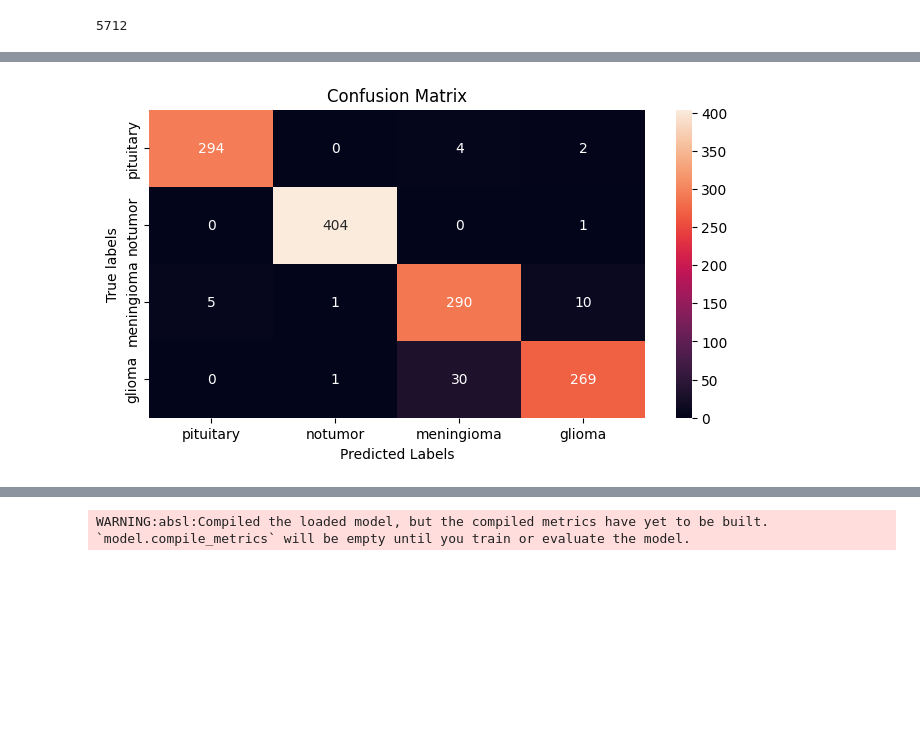
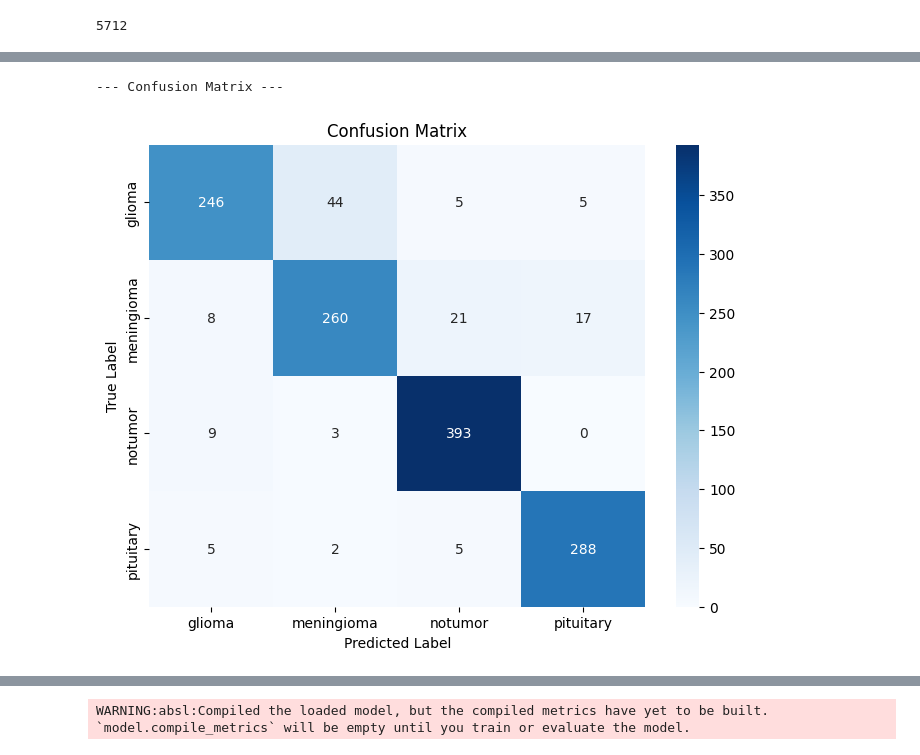
Before and after one commit to KotraHaridutt/Brain-Tumor-Classification, a Jupyter notebook: Brain_tumor_detection.ipynb, the cells around one changed output, grey strips where cells are left out. Cells and saved outputs as stored; diff of their text form; code cells hidden in the pictures; blank space fills up the shorter version.

```diff
--- a/Brain_tumor_detection.ipynb
+++ b/Brain_tumor_detection.ipynb
@@ -184,0 +285,17 @@ weighted avg       0.96      0.96      0.96      1311
+# %%
+# 1. Make predictions on the test set using the generator
+# The 'best_model' is the one loaded from your .h5 file
+from sklearn.metrics import classification_report,confusion_matrix
+predictions = best_model.predict(test_generator)
+y_pred = np.argmax(predictions, axis=1)
+
+# 2. Get the true labels from the generator
+y_true = test_generator.classes
+
+# 3. Get the class names from the generator
+class_names = list(test_generator.class_indices.keys())
+
+# 4. Generate the Classification Report
+print("\n--- Final Classification Report ---")
+print(classification_report(y_true, y_pred, target_names=class_names))
+print("-------------------------------------\n")
@@ -185,14 +318,16 @@ weighted avg       0.96      0.96      0.96      1311
 # %%
 import seaborn as sns
-cnf_matrix = confusion_matrix(test_labels_encoded,np.argmax(test_predictions,axis=1))
+print("\n--- Confusion Matrix ---")
+cm = confusion_matrix(y_true, y_pred)
 
-plt.figure(figsize=(8,4))
-
-sns.heatmap(cnf_matrix,annot=True,fmt='g',xticklabels=os.listdir(train_dr),yticklabels=os.listdir(train_dr))
-plt.xlabel("Predicted Labels")
-plt.ylabel("True labels")
-plt.title("Confusion Matrix")
+plt.figure(figsize=(8, 6))
+sns.heatmap(cm, annot=True, fmt='d', cmap='Blues',
+            xticklabels=class_names, yticklabels=class_names)
+plt.title('Confusion Matrix')
+plt.ylabel('True Label')
+plt.xlabel('Predicted Label')
 plt.show()
 # %% [output]
+--- Confusion Matrix ---
-[figure, old version]
+[figure, new version]
 # %%
```
Also changed, not shown: parts of 17 cells of this notebook.
